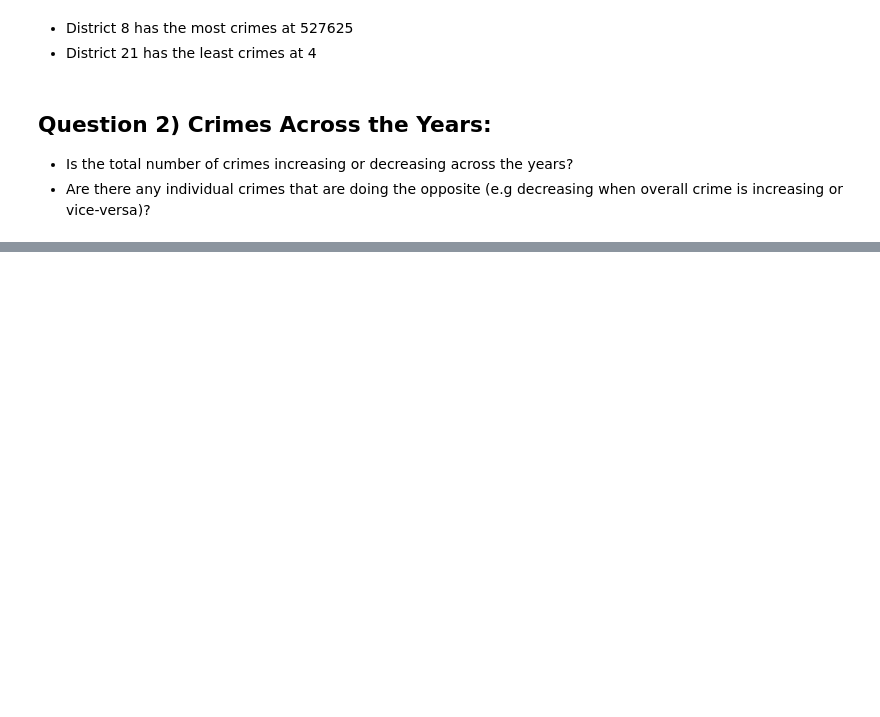
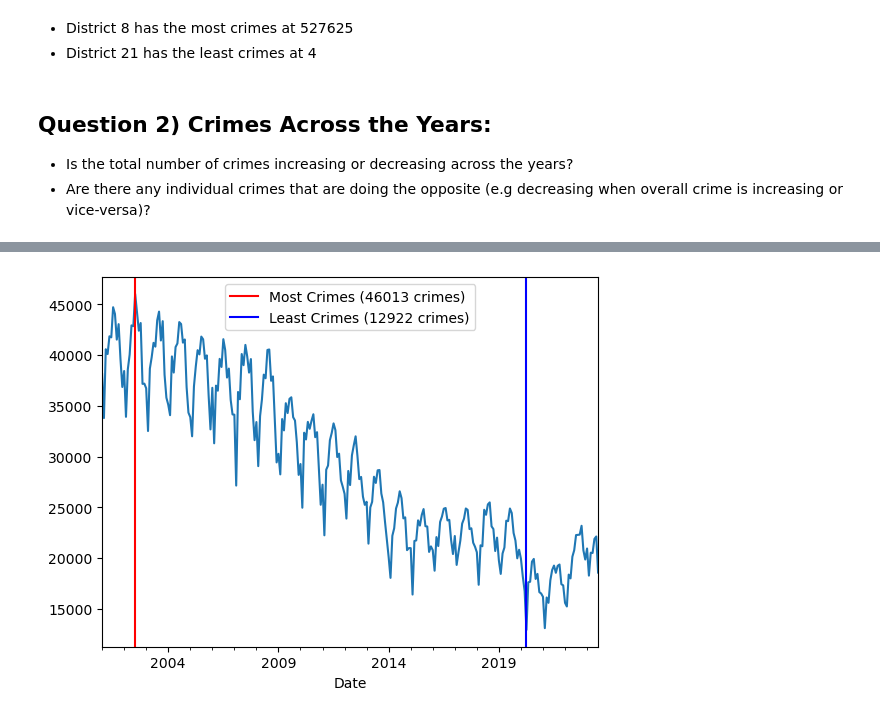
Before and after one commit to Mhoover41/Project-4-Chicago-Crime-Data, a Jupyter notebook: Workflow - Prep Chicago Crime Data.ipynb, the cells around one changed output, grey strips where cells are left out. Saved outputs shown, nothing was run; the diff lists cells and outputs as text; code cells hidden in the pictures; blank space fills up the shorter version.

```diff
--- a/Workflow - Prep Chicago Crime Data.ipynb
+++ b/Workflow - Prep Chicago Crime Data.ipynb
@@ -547,0 +603,4 @@ plt.show()
+# %%
+## make df that is resampled to correct freq
+df_crime = df.resample("M").size()
+df_crime
@@ -547,0 +621,4 @@ plt.show()
+# %%
+## get the date of the max crimes
+date_most_crimes = df_crime.idxmax()
+date_most_crimes
@@ -547,0 +627,4 @@ plt.show()
+# %%
+## get the date of the min crimes
+date_min_crimes = df_crime.idxmin()
+date_min_crimes
@@ -547,0 +650,13 @@ plt.show()
+# %%
+# Plot the df and add vertical line at month with most crimes
+ax = df_crime.plot()
+ax.axvline(date_most_crimes, color='red', label=f'Most Crimes ({most_crimes_count} crimes)')
+ax.axvline(date_min_crimes, color='blue', label=f'Least Crimes ({least_crimes_count} crimes)')
+
+# Display the legend
+ax.legend()
+
+# Show the plot
+plt.show()
+# %% [output]
+[figure, added]
```
Also changed, not shown: parts of 26 cells of this notebook.
